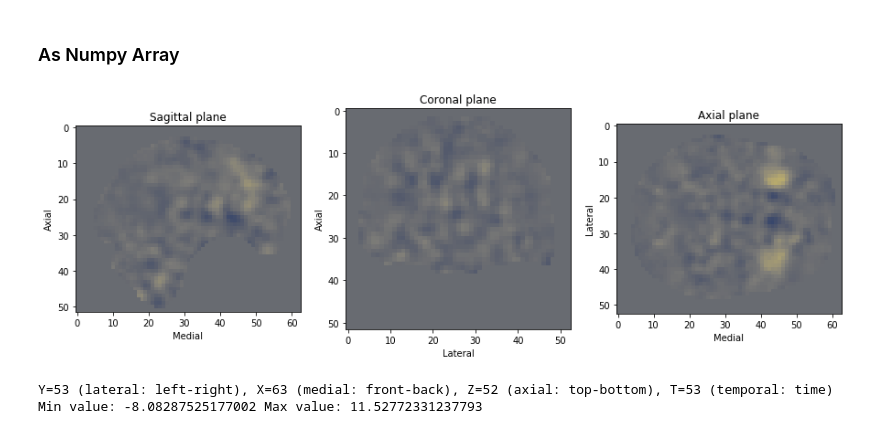
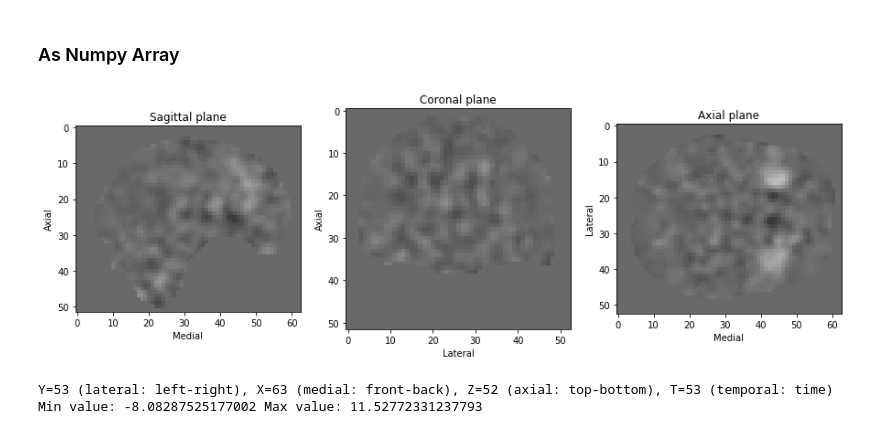
Before and after one commit to Beerend/TReNDS, a Jupyter notebook: notebooks/read_fMRI_image.ipynb, the cells around one changed output. Drawn from its saved outputs; the diff is of its cells as text; code cells hidden in the pictures.

```diff
--- a/notebooks/read_fMRI_image.ipynb
+++ b/notebooks/read_fMRI_image.ipynb
@@ -18,7 +18,7 @@ def load_sample(filename,mask):
     img = nl.image.new_img_like(mask, data, affine=mask.affine, copy_header=True)
     return img,data
 # %%
-filename = os.path.join(root,'fMRI_train/10004.mat')
+filename = os.path.join(root,'fMRI_train_mat/10004.mat')
 
 img,data = load_sample(filename,mask)
 print('Loaded sample with shape',img.shape)
@@ -46,32 +46,35 @@ for i, img_slice in enumerate(nl.image.iter_img(img)):
 # %% [markdown]
 <h3>As Numpy Array</h3>
 # %%
-t = 26
-fig = plt.figure(figsize=(15,5))
+t    = 26
+fig  = plt.figure(figsize=(15,5))
+cmap = 'gray' # cividis, gray
 
 ax = plt.subplot(131)
-plt.imshow(np.rot90(data[26,:,:,t]),cmap='cividis',vmin=np.min(data),vmax=np.max(data))
+plt.imshow(np.rot90(data[26,:,:,t]),cmap=cmap,vmin=np.min(data),vmax=np.max(data))
 # fig.suptitle('test title', fontsize=20)
 plt.xlabel('Medial')
 plt.ylabel('Axial')
 ax.set_title('Sagittal plane')
 
 ax = plt.subplot(132)
-plt.imshow(np.rot90(data[:,31,:,t]),cmap='cividis',vmin=np.min(data),vmax=np.max(data))
+plt.imshow(np.rot90(data[:,31,:,t]),cmap=cmap,vmin=np.min(data),vmax=np.max(data))
 plt.xlabel('Lateral')
 plt.ylabel('Axial')
 ax.set_title('Coronal plane')
 
 ax = plt.subplot(133)
-plt.imshow(data[:,:,26,t],cmap='cividis',vmin=np.min(data),vmax=np.max(data))
+plt.imshow(data[:,:,26,t],cmap=cmap,vmin=np.min(data),vmax=np.max(data))
 plt.xlabel('Medial')
 plt.ylabel('Lateral')
 ax.set_title('Axial plane')
 
 plt.show()
+# plt.savefig('figures/fMRI_example_10004.png', bbox_inches='tight')
+
 print('Y=%d (lateral: left-right), X=%d (medial: front-back), Z=%d (axial: top-bottom), T=%d (temporal: time)'%data.shape)
 print('Min value:',np.min(data),'Max value:',np.max(data))
 # %% [output]
-[figure, old version]
+[figure, new version]
 Y=53 (lateral: left-right), X=63 (medial: front-back), Z=52 (axial: top-bottom), T=53 (temporal: time)
 Min value: -8.08287525177002 Max value: 11.52772331237793
```
Also changed, not shown: 6 other files.
